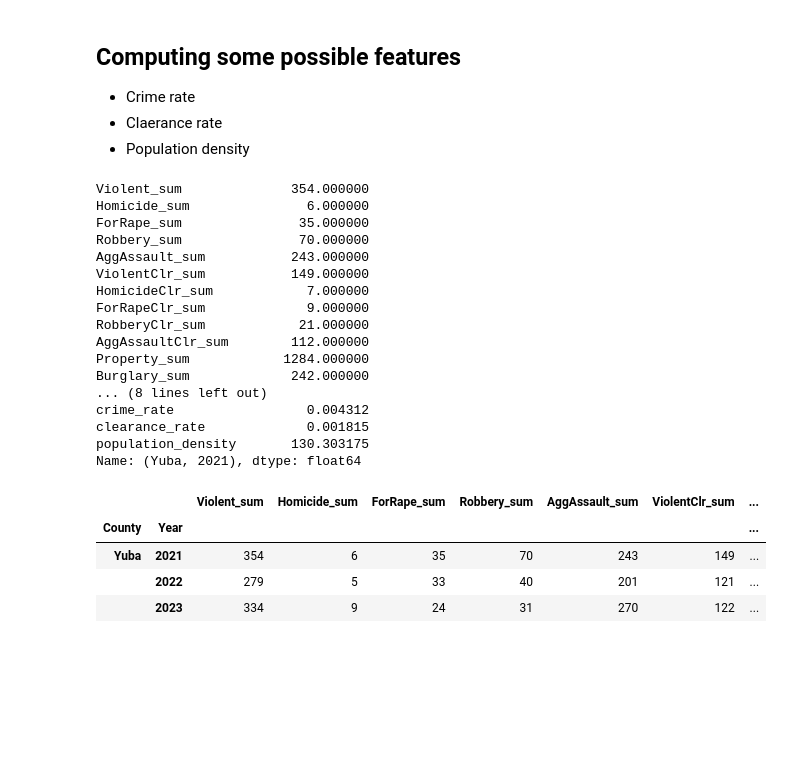
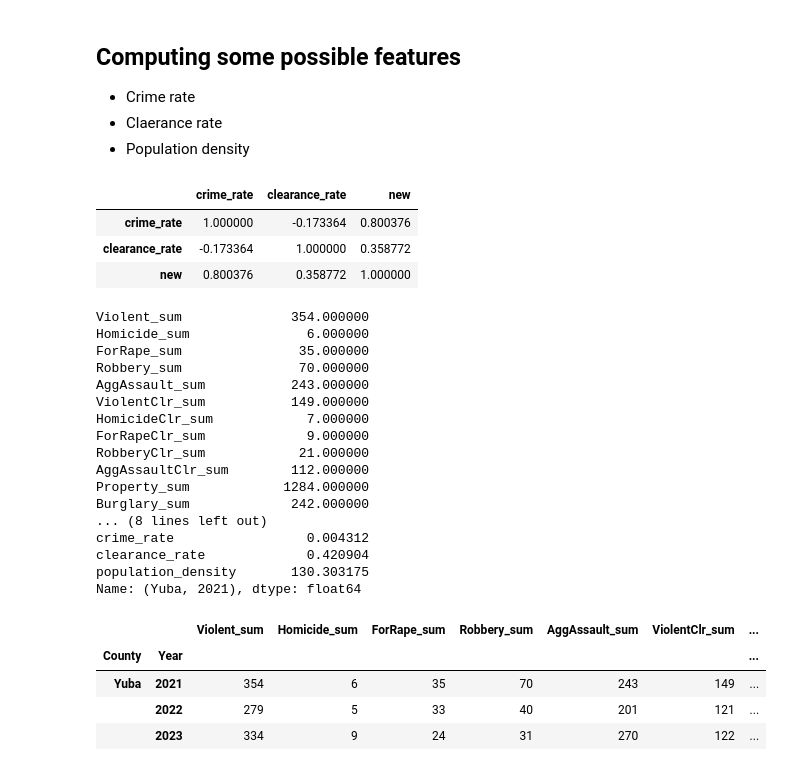
Before and after one commit to git-loa/CrimePatternsProject, a Jupyter notebook: data-exploration/data_engineering.ipynb, the cells around one changed output. Drawn from its saved outputs; the diff is of its cells as text; code cells hidden in the pictures; blank space fills up the shorter version.

```diff
--- a/data-exploration/data_engineering.ipynb
+++ b/data-exploration/data_engineering.ipynb
@@ -241,12 +241,22 @@ crime_data_df["crime_rate"] = (
 )  # Compute Crime rate
 
 crime_data_df["clearance_rate"] = (
-    crime_data_df["ViolentClr_sum"] / crime_data_df["Population"]
+    crime_data_df["ViolentClr_sum"] / crime_data_df["Violent_sum"]
 )  # Compute  Clearance rate
 
 crime_data_df["population_density"] = (
     crime_data_df["Population"] / crime_data_df["Area_sq_mi"]
 ) # Compute population density
+# %%
+XX=crime_data_df.copy()
+XX["new"]=XX["ViolentClr_sum"] / XX["Population"]
+XX=XX[["crime_rate","clearance_rate","new"]]
+XX.corr()
+# %% [output]
+|  | crime_rate | clearance_rate | new |
+| crime_rate | 1.000000 | -0.173364 | 0.800376 |
+| clearance_rate | -0.173364 | 1.000000 | 0.358772 |
+| new | 0.800376 | 0.358772 | 1.000000 |
 # %%
 crime_data_df.loc[('Yuba', '2021')]
 # %% [output]
@@ -264,7 +274,7 @@ Property_sum            1284.000000
 Burglary_sum             242.000000
 ... (8 lines left out)
 crime_rate                 0.004312
-clearance_rate             0.001815
+clearance_rate             0.420904
 population_density       130.303175
 Name: (Yuba, 2021), dtype: float64
 # %%
```
Also changed, not shown: 3 other files.
